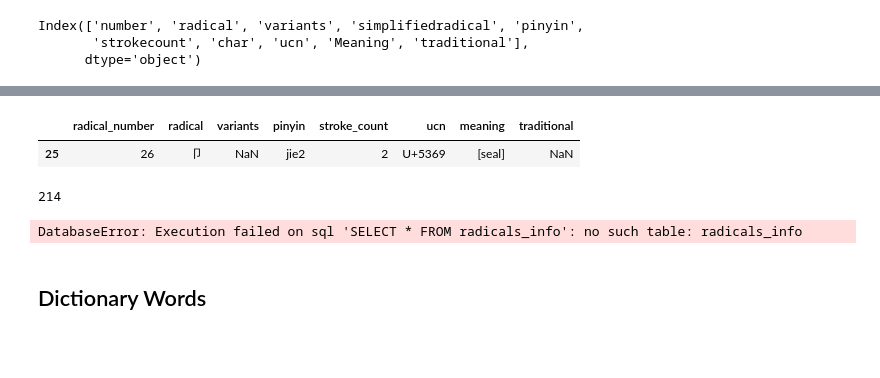
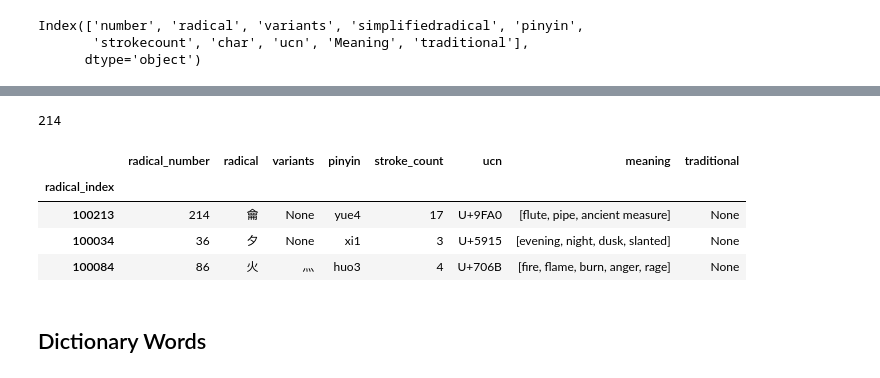
Before and after one commit to jamescavanagh/ccrs, a Jupyter notebook: nb/extract_data.ipynb, the cells around one changed output, grey strips where cells are left out. Saved outputs shown, nothing was run; the diff lists cells and outputs as text; code cells hidden in the pictures; blank space fills up the shorter version.

```diff
--- a/nb/extract_data.ipynb
+++ b/nb/extract_data.ipynb
@@ -215,24 +274,20 @@ df_radicals.drop(['simplifiedradical','char'],axis=1,inplace=True)
 # %%
 df_radicals.columns =['radical_number', 'radical', 'variants', 'pinyin', 'stroke_count', 'ucn',
        'meaning', 'traditional']
-# %%
-df_r
-Created boilerplate, worked on extracting and normalizing sql db
-April 9, 2023 21:34
-domain adicals.sample(1)
-# %% [output]
-|  | radical_number | radical | variants | pinyin | stroke_count | ucn | meaning | traditional |
-| 25 | 26 | 卩 | NaN | jie2 | 2 | U+5369 | [seal] | NaN |
 # %%
 df_radicals['radical_index'] = df_radicals.index + 100_000
 df_radicals.to_sql('radicals',conn,if_exists='replace',index=df_radicals['radical_index'])
 # %% [output]
 214
 # %%
-df_test_radicals =  pd.read_sql('SELECT * FROM radicals_info', conn, index_col='radical_index')
+df_test_radicals =  pd.read_sql('SELECT * FROM radicals', conn, index_col='radical_index')
 df_test_radicals.sample(3)
 # %% [output]
-DatabaseError: Execution failed on sql 'SELECT * FROM radicals_info': no such table: radicals_info
+|  | radical_number | radical | variants | pinyin | stroke_count | ucn | meaning | traditional |
+| radical_index |  |  |  |  |  |  |  |  |
+| 100213 | 214 | 龠 | None | yue4 | 17 | U+9FA0 | [flute, pipe, ancient measure] | None |
+| 100034 | 36 | 夕 | None | xi1 | 3 | U+5915 | [evening, night, dusk, slanted] | None |
+| 100084 | 86 | 火 | 灬 | huo3 | 4 | U+706B | [fire, flame, burn, anger, rage] | None |
 # %% [markdown]
 ## Dictionary Words
 # %% [markdown]
```
Also changed, not shown: parts of 52 cells of this notebook, 5 other files.
